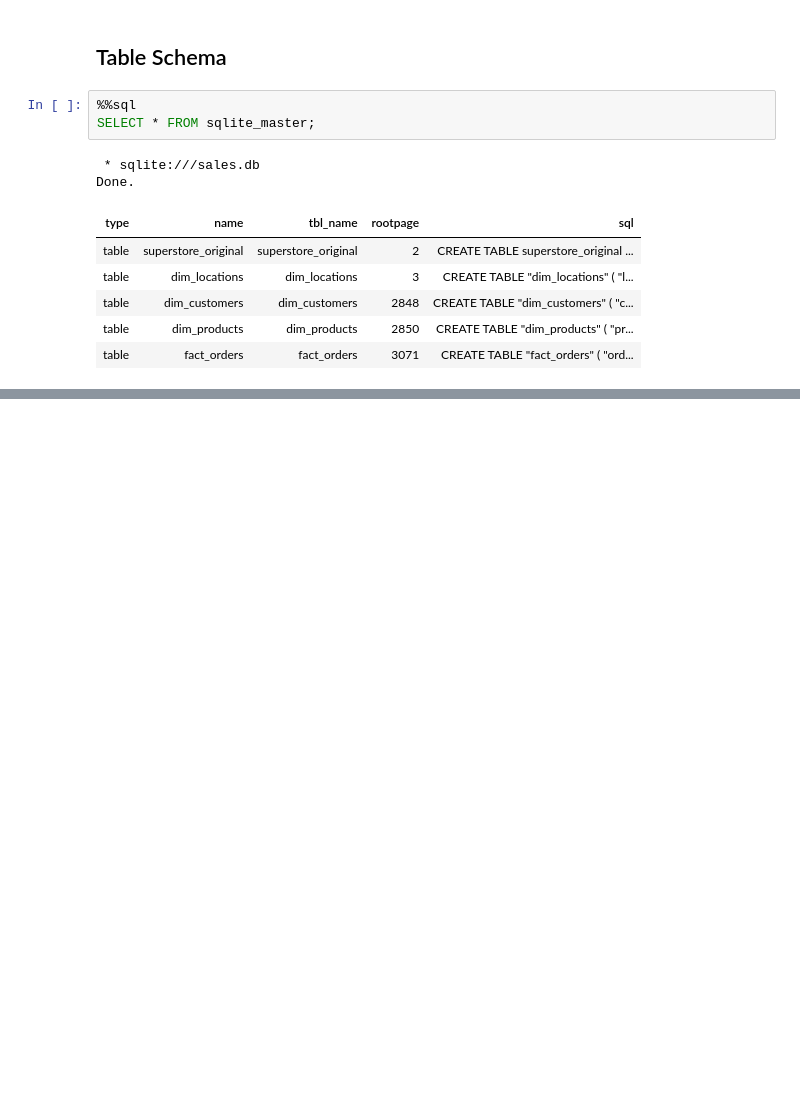
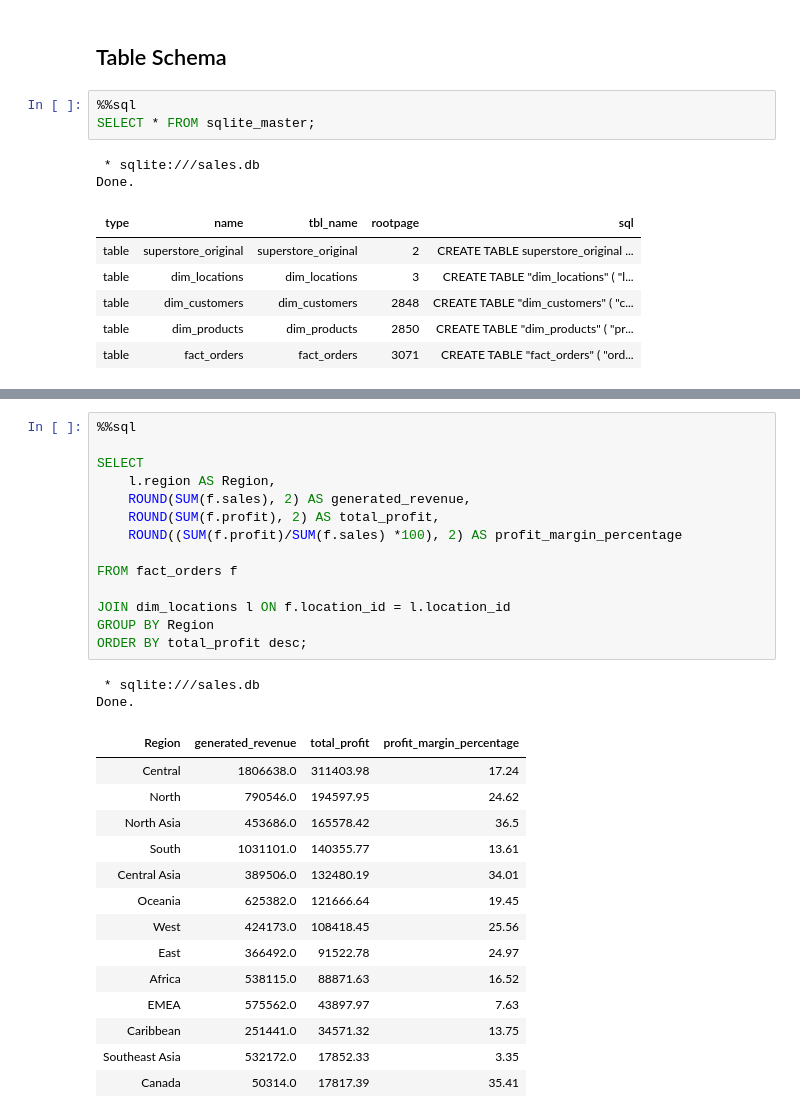
Before and after one commit to moztarib/data-analytics-sql, a Jupyter notebook: notebooks/01_load_data.ipynb, the cells around one changed output, grey strips where cells are left out. Saved outputs shown, nothing was run; the diff lists cells and outputs as text; blank space fills up the shorter version.

```diff
--- a/notebooks/01_load_data.ipynb
+++ b/notebooks/01_load_data.ipynb
@@ -267,0 +284,31 @@ Done.
+# %%
+%%sql
+
+SELECT
+    l.region AS Region,
+    ROUND(SUM(f.sales), 2) AS generated_revenue,
+    ROUND(SUM(f.profit), 2) AS total_profit,
+    ROUND((SUM(f.profit)/SUM(f.sales) *100), 2) AS profit_margin_percentage
+
+FROM fact_orders f
+
+JOIN dim_locations l ON f.location_id = l.location_id
+GROUP BY Region
+ORDER BY total_profit desc;
+# %% [output]
+ * sqlite:///sales.db
+Done.
+| Region | generated_revenue | total_profit | profit_margin_percentage |
+| Central | 1806638.0 | 311403.98 | 17.24 |
+| North | 790546.0 | 194597.95 | 24.62 |
+| North Asia | 453686.0 | 165578.42 | 36.5 |
+| South | 1031101.0 | 140355.77 | 13.61 |
+| Central Asia | 389506.0 | 132480.19 | 34.01 |
+| Oceania | 625382.0 | 121666.64 | 19.45 |
+| West | 424173.0 | 108418.45 | 25.56 |
+| East | 366492.0 | 91522.78 | 24.97 |
+| Africa | 538115.0 | 88871.63 | 16.52 |
+| EMEA | 575562.0 | 43897.97 | 7.63 |
+| Caribbean | 251441.0 | 34571.32 | 13.75 |
+| Southeast Asia | 532172.0 | 17852.33 | 3.35 |
+| Canada | 50314.0 | 17817.39 | 35.41 |
```
Also changed, not shown: parts of 32 cells of this notebook, 2 other files.
